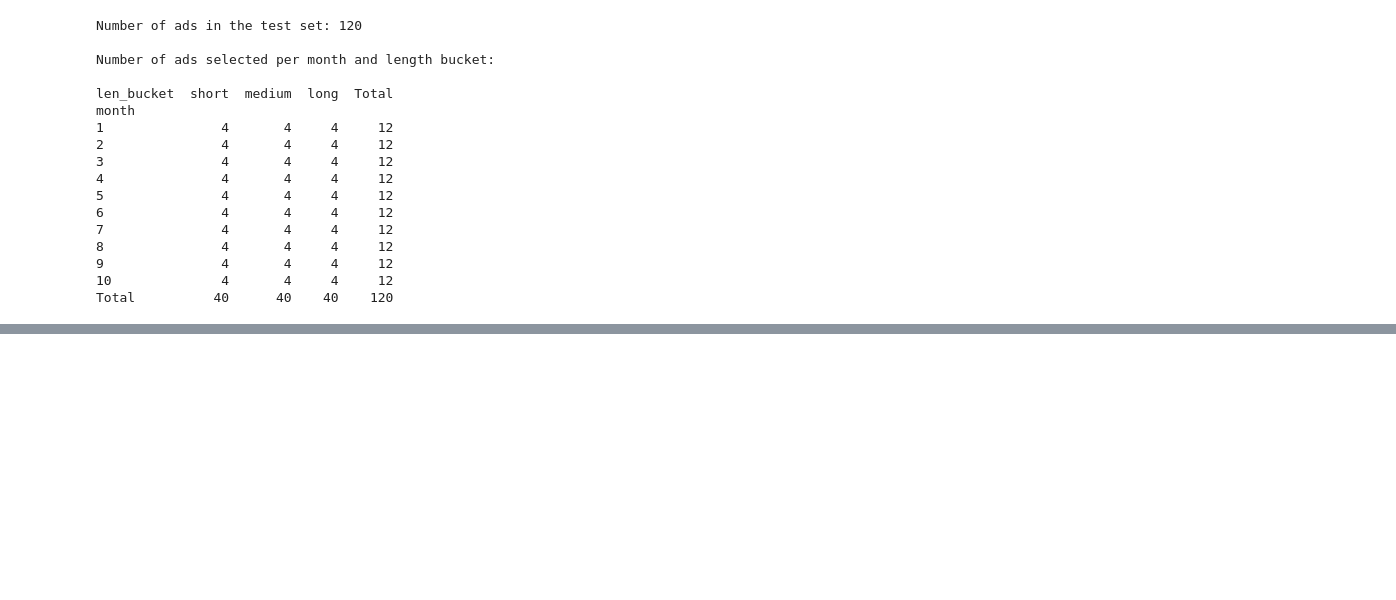
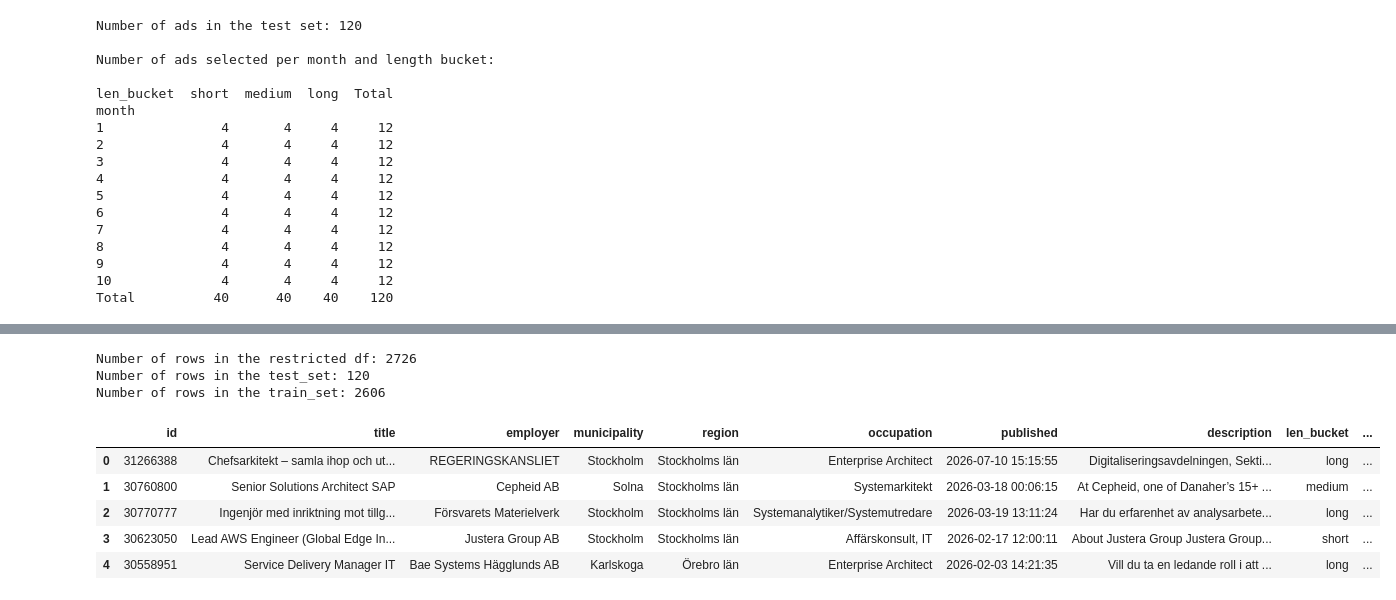
Before and after one commit to IreneGrisenti/Job_Ads_Skill_Analyzer, a Jupyter notebook: notebooks/03_test_set_extraction.ipynb, the cells around one changed output, grey strips where cells are left out. Drawn from its saved outputs; the diff is of its cells as text; code cells hidden in the pictures; blank space fills up the shorter version.

Commit message:
create test and train set

```diff
--- a/notebooks/03_test_set_extraction.ipynb
+++ b/notebooks/03_test_set_extraction.ipynb
@@ -75,3 +75,7 @@ month
 9               4       4     4     12
 10              4       4     4     12
 Total          40      40    40    120
+# %%
+# The test set only need "id" and "description", so I drop the rest of the cols
+test_set = test_set[["id", "description"]].reset_index(drop=True)
+test_set.head()
@@ -77,0 +89,17 @@ Total          40      40    40    120
+# %%
+train_set = restricted_df[~restricted_df["id"].isin(test_set["id"])].reset_index(drop=True)
+
+print("Number of rows in the restricted df:", len(restricted_df))
+print("Number of rows in the test_set:", len(test_set))
+print("Number of rows in the train_set:", len(train_set))
+train_set.head()
+# %% [output]
+Number of rows in the restricted df: 2726
+Number of rows in the test_set: 120
+Number of rows in the train_set: 2606
+|  | id | title | employer | municipality | region | occupation | published | description | len_bucket | ... |
+| 0 | 31266388 | Chefsarkitekt – samla ihop och ut... | REGERINGSKANSLIET | Stockholm | Stockholms län | Enterprise Architect | 2026-07-10 15:15:55 | Digitaliseringsavdelningen, Sekti... | long | ... |
+| 1 | 30760800 | Senior Solutions Architect SAP | Cepheid AB | Solna | Stockholms län | Systemarkitekt | 2026-03-18 00:06:15 | At Cepheid, one of Danaher’s 15+ ... | medium | ... |
+| 2 | 30770777 | Ingenjör med inriktning mot tillg... | Försvarets Materielverk | Stockholm | Stockholms län | Systemanalytiker/Systemutredare | 2026-03-19 13:11:24 | Har du erfarenhet av analysarbete... | long | ... |
+| 3 | 30623050 | Lead AWS Engineer (Global Edge In... | Justera Group AB | Stockholm | Stockholms län | Affärskonsult, IT | 2026-02-17 12:00:11 | About Justera Group Justera Group... | short | ... |
+| 4 | 30558951 | Service Delivery Manager IT | Bae Systems Hägglunds AB | Karlskoga | Örebro län | Enterprise Architect | 2026-02-03 14:21:35 | Vill du ta en ledande roll i att ... | long | ... |
```
Also changed, not shown: parts of 3 cells of this notebook, 1 other file.
